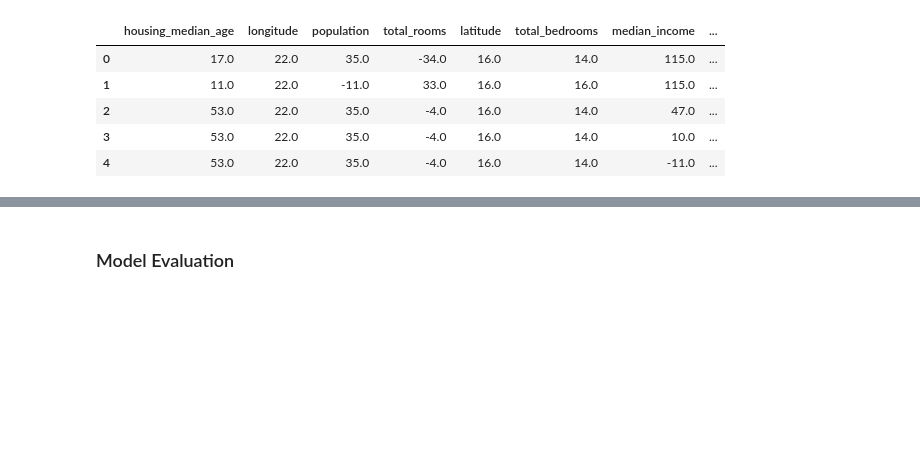
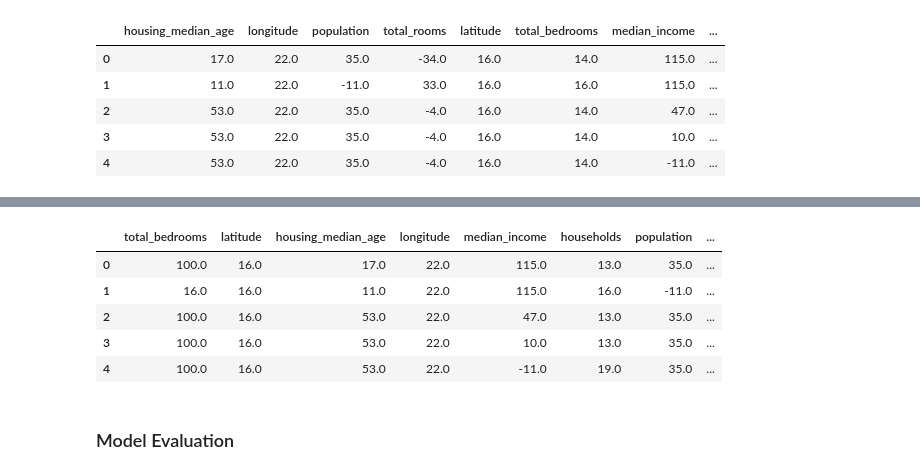
Before and after one commit to Lantianzz/Scorecard-Bundle, a Jupyter notebook: examples/Example_Basic_scorecard_modeling_with_Scorecard-Bundle.ipynb, the cells around one changed output, grey strips where cells are left out. Cells and saved outputs as stored; diff of their text form; code cells hidden in the pictures; blank space fills up the shorter version.

```diff
--- a/examples/Example_Basic_scorecard_modeling_with_Scorecard-Bundle.ipynb
+++ b/examples/Example_Basic_scorecard_modeling_with_Scorecard-Bundle.ipynb
@@ -236,3 +263,13 @@ result.head() # if model object's verbose parameter is set to False, predict wil
+# %%
+result2 = model.predict(X, load_scorecard=sc_table)
+result2.head()
+# %% [output]
+|  | total_bedrooms | latitude | housing_median_age | longitude | median_income | households | population | ... |
+| 0 | 100.0 | 16.0 | 17.0 | 22.0 | 115.0 | 13.0 | 35.0 | ... |
+| 1 | 16.0 | 16.0 | 11.0 | 22.0 | 115.0 | 16.0 | -11.0 | ... |
+| 2 | 100.0 | 16.0 | 53.0 | 22.0 | 47.0 | 13.0 | 35.0 | ... |
+| 3 | 100.0 | 16.0 | 53.0 | 22.0 | 10.0 | 13.0 | 35.0 | ... |
+| 4 | 100.0 | 16.0 | 53.0 | 22.0 | -11.0 | 19.0 | 35.0 | ... |
 # %% [markdown]
 ### Model Evaluation
 # %%
```
Also changed, not shown: parts of 9 cells of this notebook, 1 other file.
